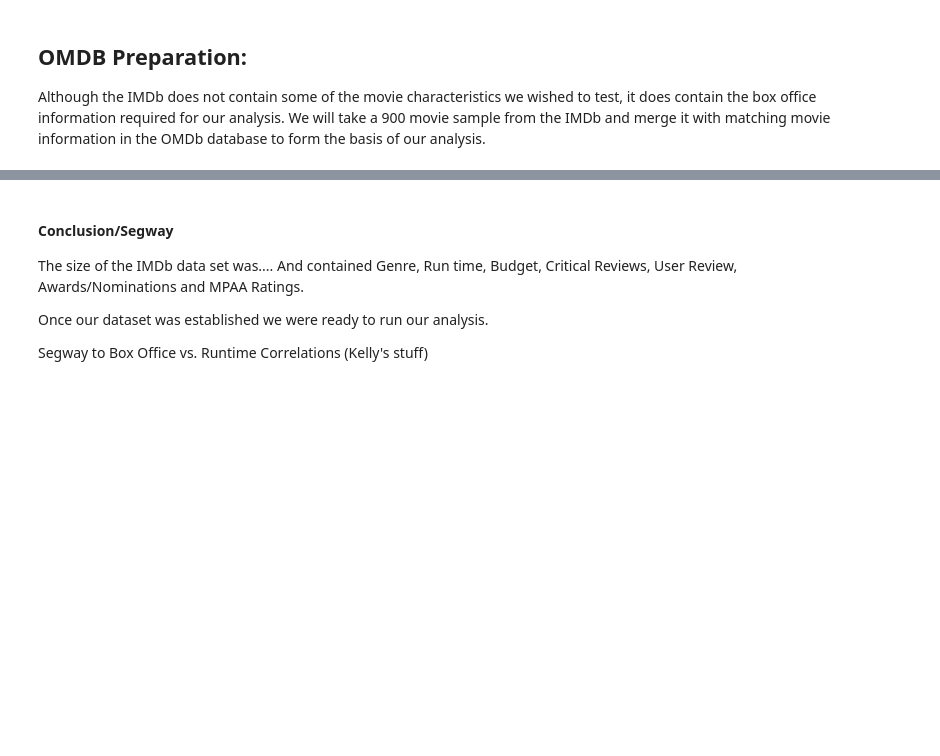
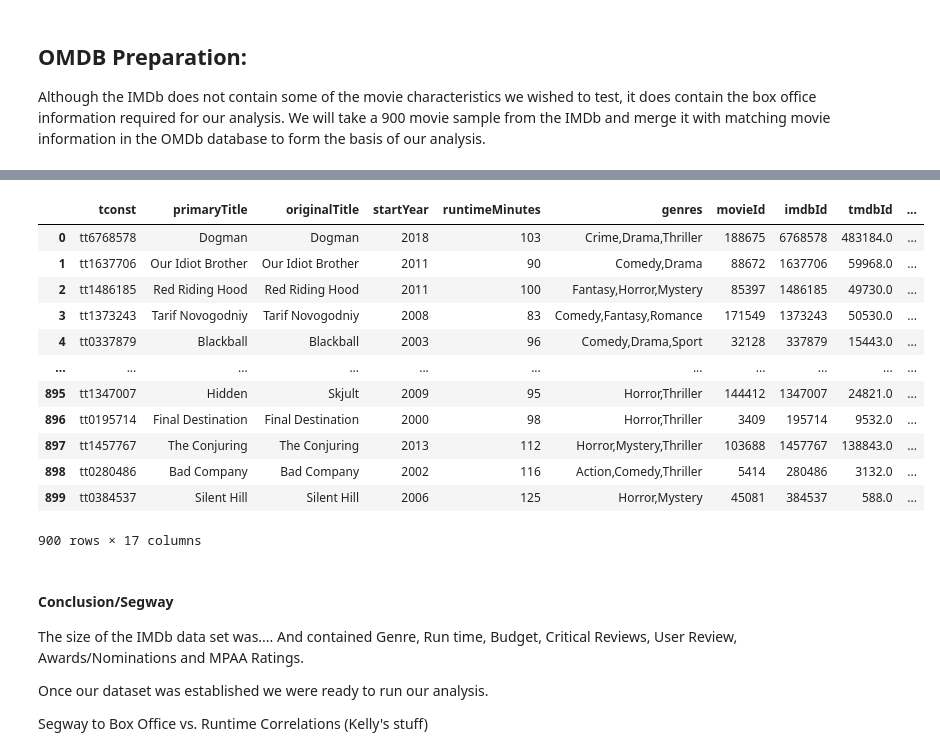
Before and after one commit to kellrow80/Project-1, a Jupyter notebook: Movie_DataQuest.ipynb, the cells around one changed output, grey strips where cells are left out. Drawn from its saved outputs; the diff is of its cells as text; code cells hidden in the pictures; blank space fills up the shorter version.

```diff
--- a/Movie_DataQuest.ipynb
+++ b/Movie_DataQuest.ipynb
@@ -259,3 +318,22 @@ movie_sample
+# %%
+movie_sample_csv = "Resources/movie_sample.csv"
+movie_sample = pd.read_csv(movie_sample_csv, encoding="UTF-8")
+
+movie_sample
+# %% [output]
+|  | tconst | primaryTitle | originalTitle | startYear | runtimeMinutes | genres | movieId | imdbId | tmdbId | ... |
+| 0 | tt6768578 | Dogman | Dogman | 2018 | 103 | Crime,Drama,Thriller | 188675 | 6768578 | 483184.0 | ... |
+| 1 | tt1637706 | Our Idiot Brother | Our Idiot Brother | 2011 | 90 | Comedy,Drama | 88672 | 1637706 | 59968.0 | ... |
+| 2 | tt1486185 | Red Riding Hood | Red Riding Hood | 2011 | 100 | Fantasy,Horror,Mystery | 85397 | 1486185 | 49730.0 | ... |
+| 3 | tt1373243 | Tarif Novogodniy | Tarif Novogodniy | 2008 | 83 | Comedy,Fantasy,Romance | 171549 | 1373243 | 50530.0 | ... |
+| 4 | tt0337879 | Blackball | Blackball | 2003 | 96 | Comedy,Drama,Sport | 32128 | 337879 | 15443.0 | ... |
+| ... | ... | ... | ... | ... | ... | ... | ... | ... | ... | ... |
+| 895 | tt1347007 | Hidden | Skjult | 2009 | 95 | Horror,Thriller | 144412 | 1347007 | 24821.0 | ... |
+| 896 | tt0195714 | Final Destination | Final Destination | 2000 | 98 | Horror,Thriller | 3409 | 195714 | 9532.0 | ... |
+| 897 | tt1457767 | The Conjuring | The Conjuring | 2013 | 112 | Horror,Mystery,Thriller | 103688 | 1457767 | 138843.0 | ... |
+| 898 | tt0280486 | Bad Company | Bad Company | 2002 | 116 | Action,Comedy,Thriller | 5414 | 280486 | 3132.0 | ... |
+| 899 | tt0384537 | Silent Hill | Silent Hill | 2006 | 125 | Horror,Mystery | 45081 | 384537 | 588.0 | ... |
+900 rows × 17 columns
 # %% [markdown]
 #### Conclusion/Segway
 The size of the IMDb data set was....   And contained Genre, Run time, Budget, Critical Reviews, User Review, Awards/Nominations and MPAA Ratings.
```
Also changed, not shown: parts of 15 cells of this notebook, 1 other file.
